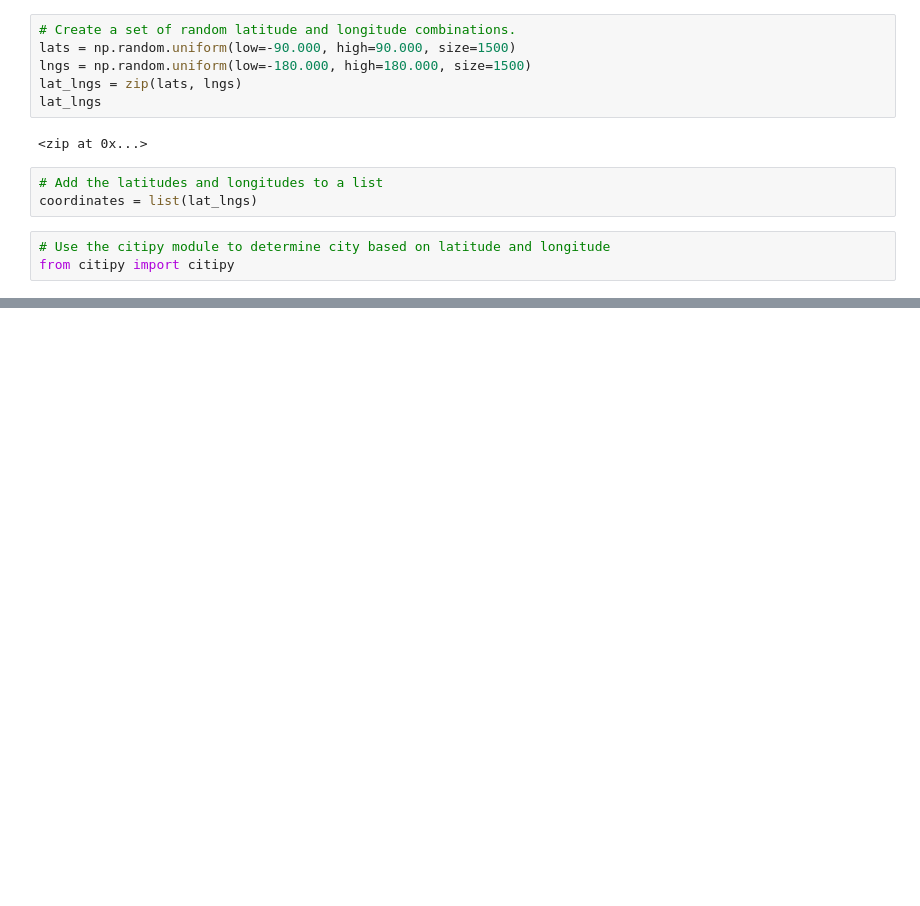
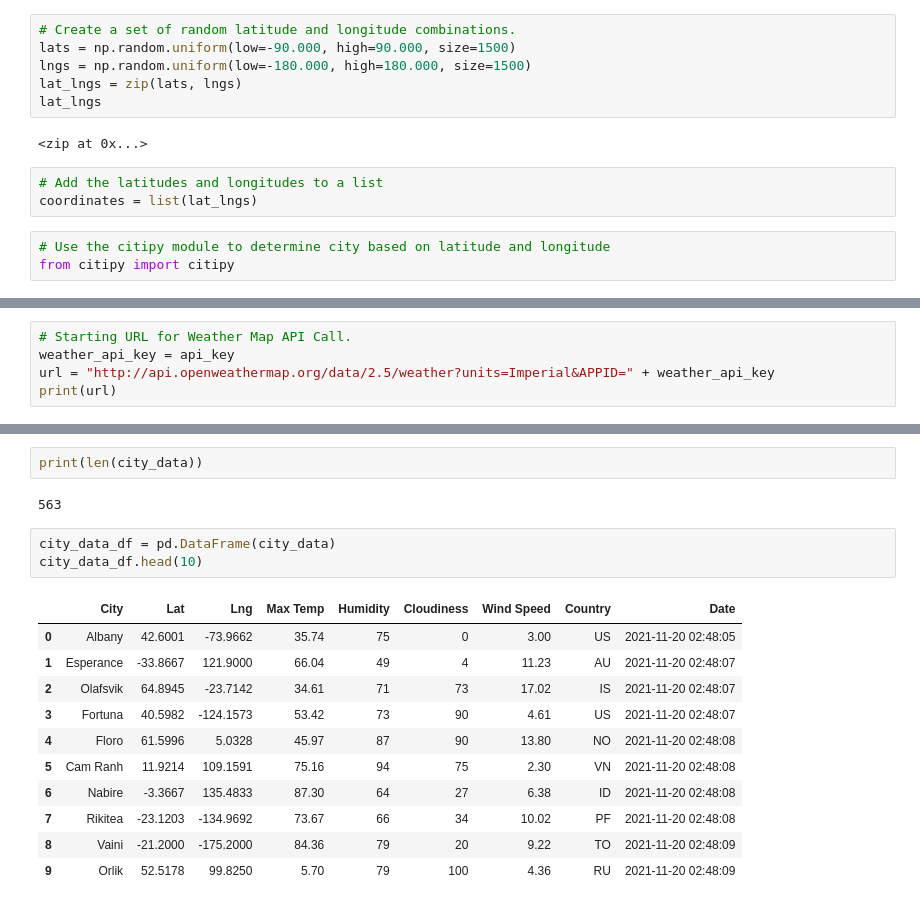
Before and after one commit to HelyxM/World_Weather_Analysis, a Jupyter notebook: WeatherPy.ipynb, the cells around one changed output, grey strips where cells are left out. Drawn from its saved outputs; the diff is of its cells as text; blank space fills up the shorter version.

Commit message:
adding weather_data file and updating .gitignore and weatherpy file

```diff
--- a/WeatherPy.ipynb
+++ b/WeatherPy.ipynb
@@ -36,0 +44,5 @@ len(cities)
+# %%
+# Starting URL for Weather Map API Call.
+weather_api_key = api_key
+url = "http://api.openweathermap.org/data/2.5/weather?units=Imperial&APPID=" + weather_api_key
+print(url)
@@ -36,0 +134,19 @@ len(cities)
+# %%
+print(len(city_data))
+# %% [output]
+563
+# %%
+city_data_df = pd.DataFrame(city_data)
+city_data_df.head(10)
+# %% [output]
+|  | City | Lat | Lng | Max Temp | Humidity | Cloudiness | Wind Speed | Country | Date |
+| 0 | Albany | 42.6001 | -73.9662 | 35.74 | 75 | 0 | 3.00 | US | 2021-11-20 02:48:05 |
+| 1 | Esperance | -33.8667 | 121.9000 | 66.04 | 49 | 4 | 11.23 | AU | 2021-11-20 02:48:07 |
+| 2 | Olafsvik | 64.8945 | -23.7142 | 34.61 | 71 | 73 | 17.02 | IS | 2021-11-20 02:48:07 |
+| 3 | Fortuna | 40.5982 | -124.1573 | 53.42 | 73 | 90 | 4.61 | US | 2021-11-20 02:48:07 |
+| 4 | Floro | 61.5996 | 5.0328 | 45.97 | 87 | 90 | 13.80 | NO | 2021-11-20 02:48:08 |
+| 5 | Cam Ranh | 11.9214 | 109.1591 | 75.16 | 94 | 75 | 2.30 | VN | 2021-11-20 02:48:08 |
+| 6 | Nabire | -3.3667 | 135.4833 | 87.30 | 64 | 27 | 6.38 | ID | 2021-11-20 02:48:08 |
+| 7 | Rikitea | -23.1203 | -134.9692 | 73.67 | 66 | 34 | 10.02 | PF | 2021-11-20 02:48:08 |
+| 8 | Vaini | -21.2000 | -175.2000 | 84.36 | 79 | 20 | 9.22 | TO | 2021-11-20 02:48:09 |
+| 9 | Orlik | 52.5178 | 99.8250 | 5.70 | 79 | 100 | 4.36 | RU | 2021-11-20 02:48:09 |
```
Also changed, not shown: parts of 8 cells of this notebook, 2 other files.
